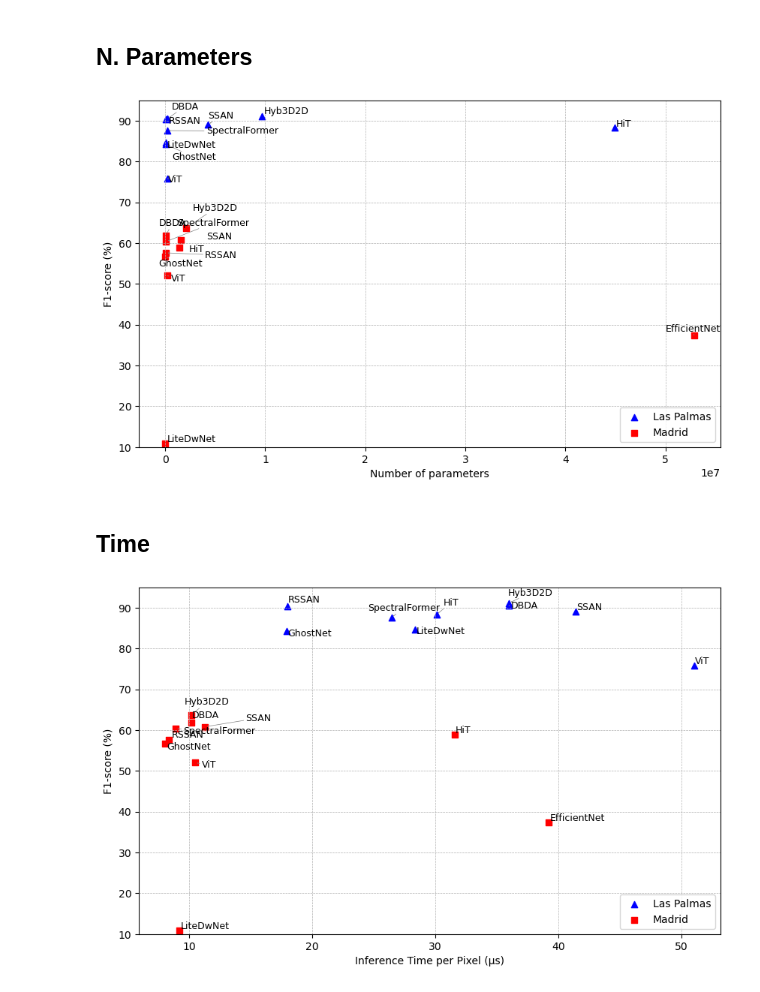
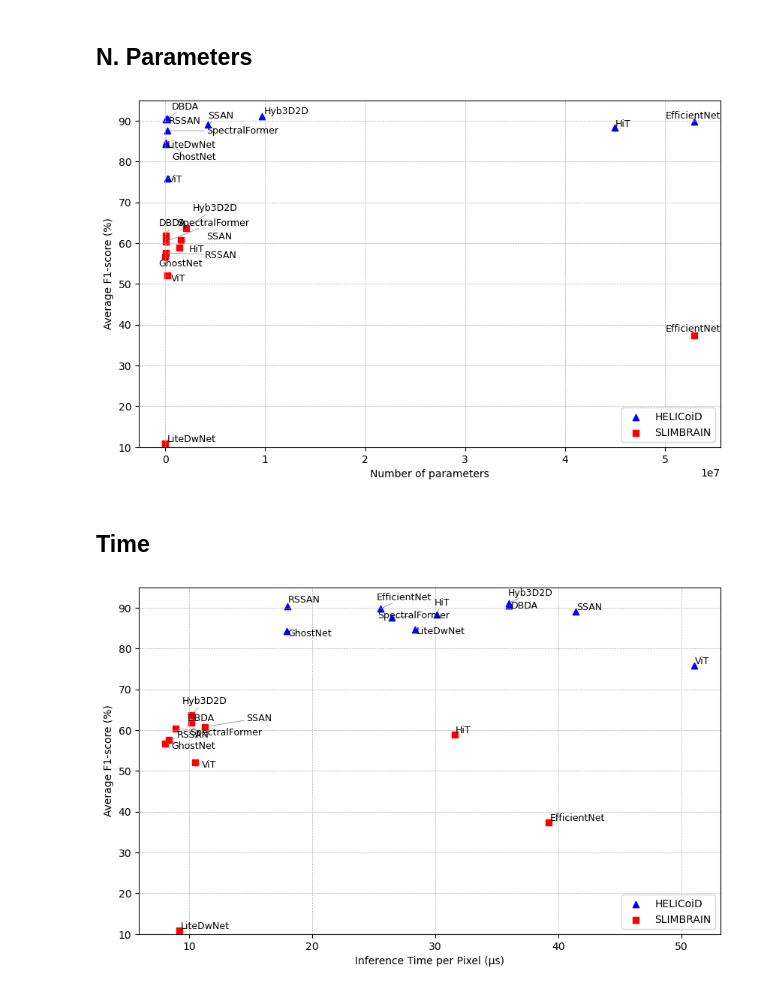
Before and after one commit to domenico-rgs/HSIBrain-Benchmark, a Jupyter notebook: plots/scatter_plots.ipynb, the cells around one changed output. Cells and saved outputs as stored; diff of their text form; code cells hidden in the pictures.

Commit message:
Add effnet to scatterplot and correct mistakes

```diff
--- a/plots/scatter_plots.ipynb
+++ b/plots/scatter_plots.ipynb
@@ -13,8 +13,8 @@ helicoid = {
     'RSSAN': (79013, 90.33),
     'SSAN': (4302436, 89.05),
     'SpectralFormer': (201141, 87.57),
-    'ViT': (211844, 75.81)
-    #EfficientNet
+    'ViT': (211844, 75.81),
+    'EfficientNet': (52890480, 89.72)
 }
 
 slimbrain = {
@@ -35,13 +35,13 @@ fig, ax = plt.subplots(figsize=(10, 6))
 sc_lp = ax.scatter(
     [x for x, y in helicoid.values()],
     [y for x, y in helicoid.values()],
-    color='blue', marker='^', label='Las Palmas'
+    color='blue', marker='^', label='HELICoiD'
 )
 
 sc_m = ax.scatter(
     [x for x, y in slimbrain.values()],
     [y for x, y in slimbrain.values()],
-    color='red', marker='s', label='Madrid'
+    color='red', marker='s', label='SLIMBRAIN'
 )
 
 texts = []
@@ -53,7 +53,7 @@ for model, (x, y) in slimbrain.items():
 adjust_text(texts, arrowprops=dict(arrowstyle='->', color='gray', lw=0.5))
 
 ax.set_xlabel("Number of parameters")
-ax.set_ylabel("F1-score (%)")
+ax.set_ylabel("Average F1-score (%)")
 ax.set_ylim(10, 95)
 ax.grid(True, which='both', linestyle='--', linewidth=0.5)
 ax.legend(loc='lower right')
@@ -62,7 +62,7 @@ ax.legend(loc='lower right')
 plt.savefig("scatter_plot_parameters.png", dpi=1200, bbox_inches='tight', transparent=True)
 plt.show()
 # %% [output]
-[figure, old version]
+[figure, new version]
 # %% [markdown]
 ## Time
 # %%
@@ -75,8 +75,8 @@ helicoid = {
     'RSSAN': (17.99, 90.33),
     'SSAN': (41.43, 89.05),
     'SpectralFormer': (26.44, 87.57),
-    'ViT': (51.03, 75.81)
-    #EfficientNet
+    'ViT': (51.03, 75.81),
+    'EfficientNet': (25.53, 89.72)
 }
 
 slimbrain = {
@@ -94,33 +94,33 @@ slimbrain = {
 # %%
 fig, ax = plt.subplots(figsize=(10, 6))
 
 sc_lp = ax.scatter(
     [x for x, y in helicoid.values()],
     [y for x, y in helicoid.values()],
-    color='blue', marker='^', label='Las Palmas'
+    color='blue', marker='^', label='HELICoiD'
 )
 
 sc_m = ax.scatter(
     [x for x, y in slimbrain.values()],
     [y for x, y in slimbrain.values()],
-    color='red', marker='s', label='Madrid'
+    color='red', marker='s', label='SLIMBRAIN'
 )
 
 texts = []
 for model, (x, y) in helicoid.items():
     texts.append(ax.text(x, y, model, fontsize=9))
 for model, (x, y) in slimbrain.items():
     texts.append(ax.text(x, y, model, fontsize=9))
 
 adjust_text(texts, arrowprops=dict(arrowstyle='->', color='gray', lw=0.5))
 
 ax.set_xlabel("Inference Time per Pixel (µs)")
-ax.set_ylabel("F1-score (%)")
+ax.set_ylabel("Average F1-score (%)")
 ax.set_ylim(10, 95)
 ax.grid(True, which='both', linestyle='--', linewidth=0.5)
 ax.legend(loc='lower right')
 
 plt.savefig("scatter_plot_time.png", dpi=1200, bbox_inches='tight', transparent=True)
 plt.show()
 # %% [output]
-[figure, old version]
+[figure, new version]
```
Also changed, not shown: 2 other files.
